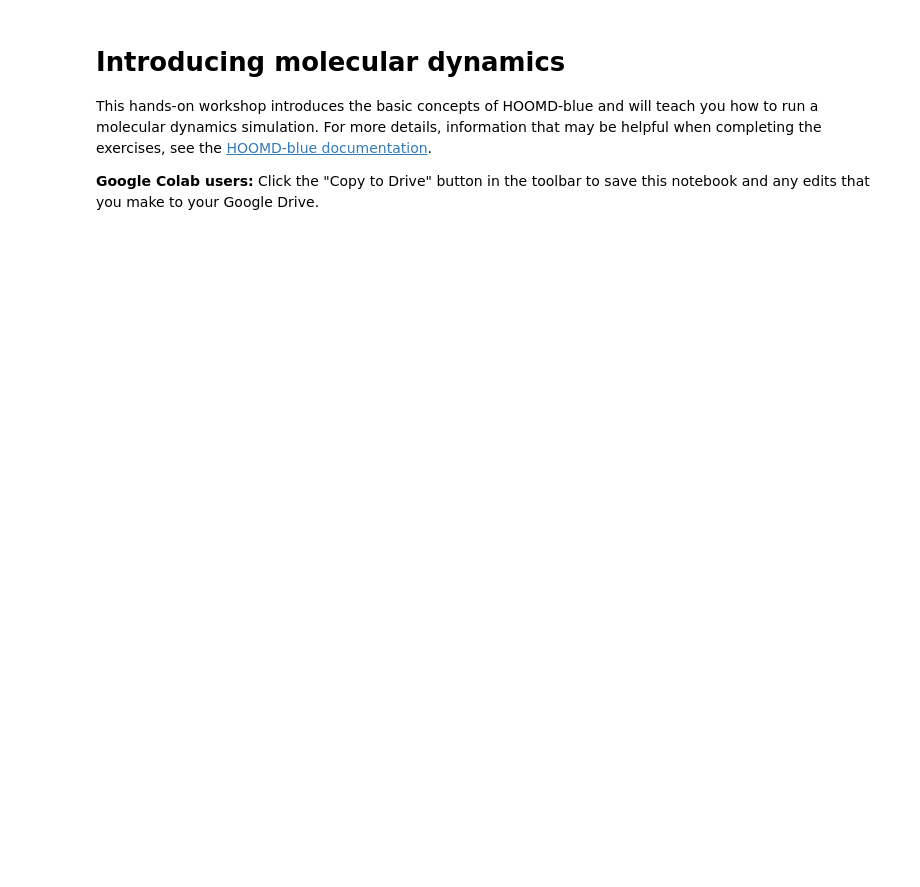
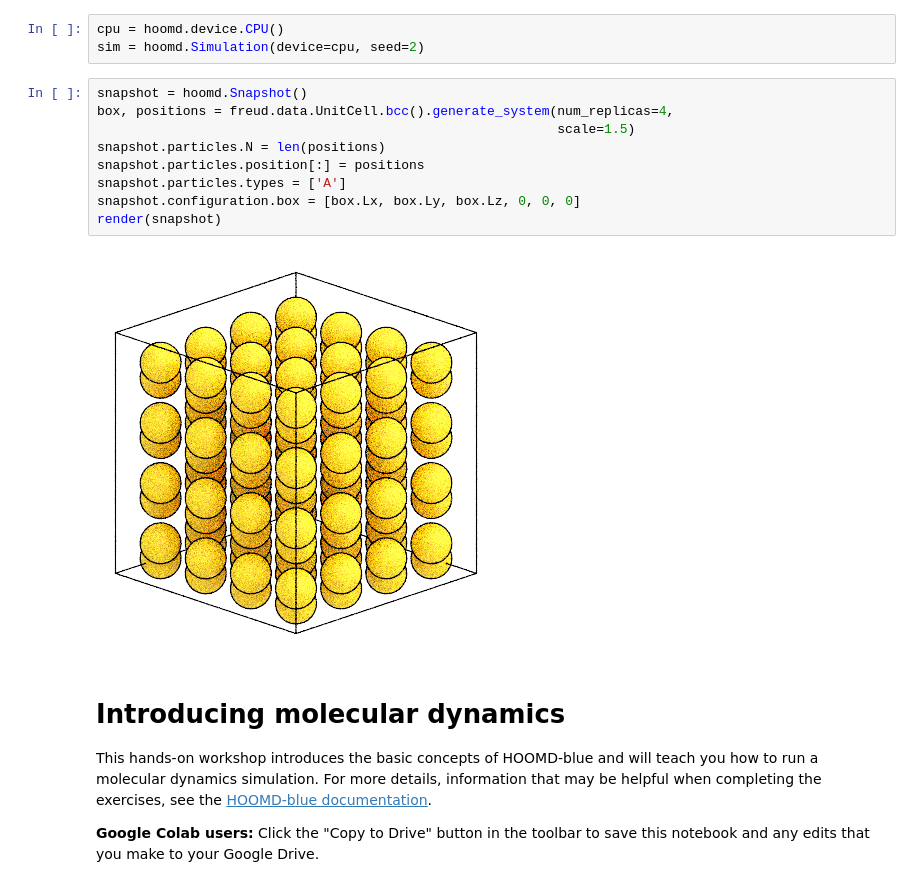
Before and after one commit to sli032/BIO-PHY4100, a Jupyter notebook: DNA:RNA_polyer_modeling_HOOMD.ipynb, the cells around one changed output. Drawn from its saved outputs; the diff is of its cells as text; blank space fills up the shorter version.

```diff
--- a/DNA:RNA_polyer_modeling_HOOMD.ipynb
+++ b/DNA:RNA_polyer_modeling_HOOMD.ipynb
@@ -1,3 +114,17 @@
+# %%
+cpu = hoomd.device.CPU()
+sim = hoomd.Simulation(device=cpu, seed=2)
+# %%
+snapshot = hoomd.Snapshot()
+box, positions = freud.data.UnitCell.bcc().generate_system(num_replicas=4,
+                                                           scale=1.5)
+snapshot.particles.N = len(positions)
+snapshot.particles.position[:] = positions
+snapshot.particles.types = ['A']
+snapshot.configuration.box = [box.Lx, box.Ly, box.Lz, 0, 0, 0]
+render(snapshot)
+# %% [output]
+[figure, added]
 # %% [markdown]
 # Introducing molecular dynamics
 
```
Also changed, not shown: parts of 8 cells of this notebook.
